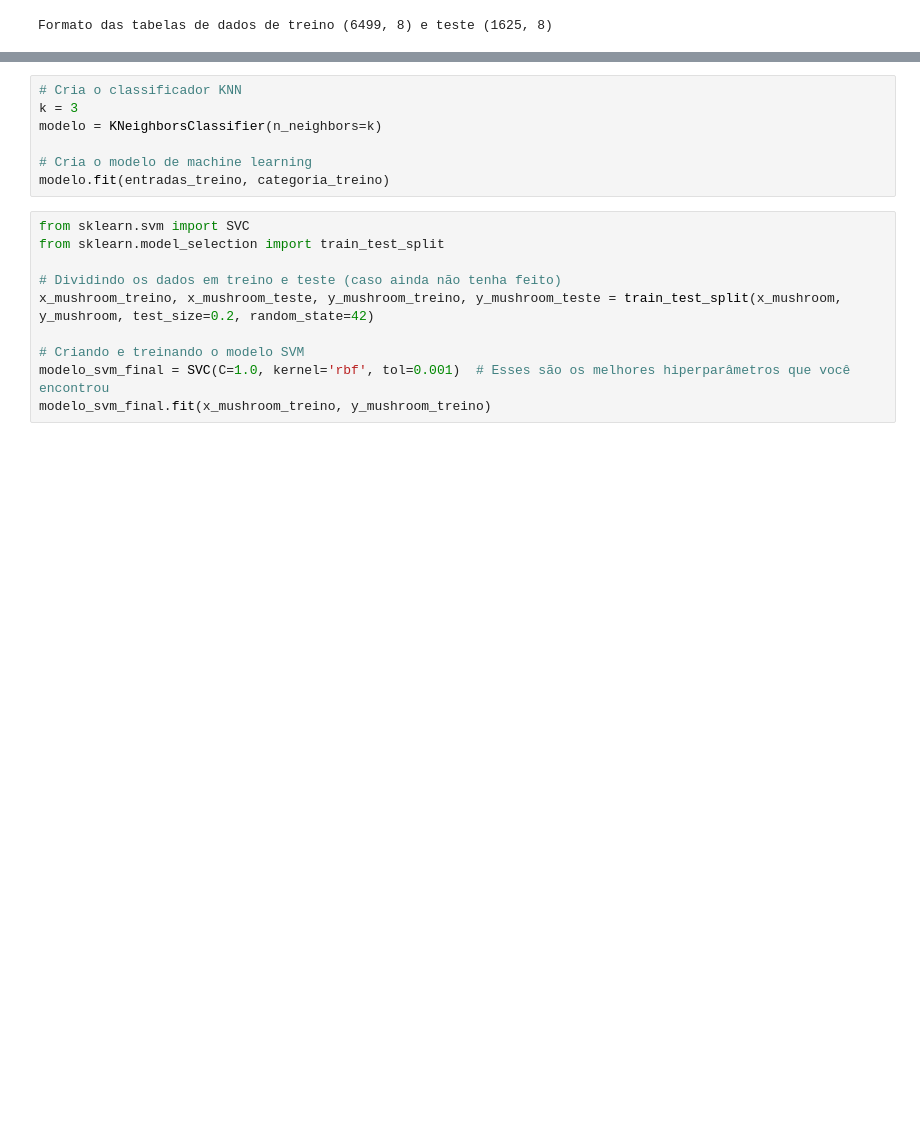
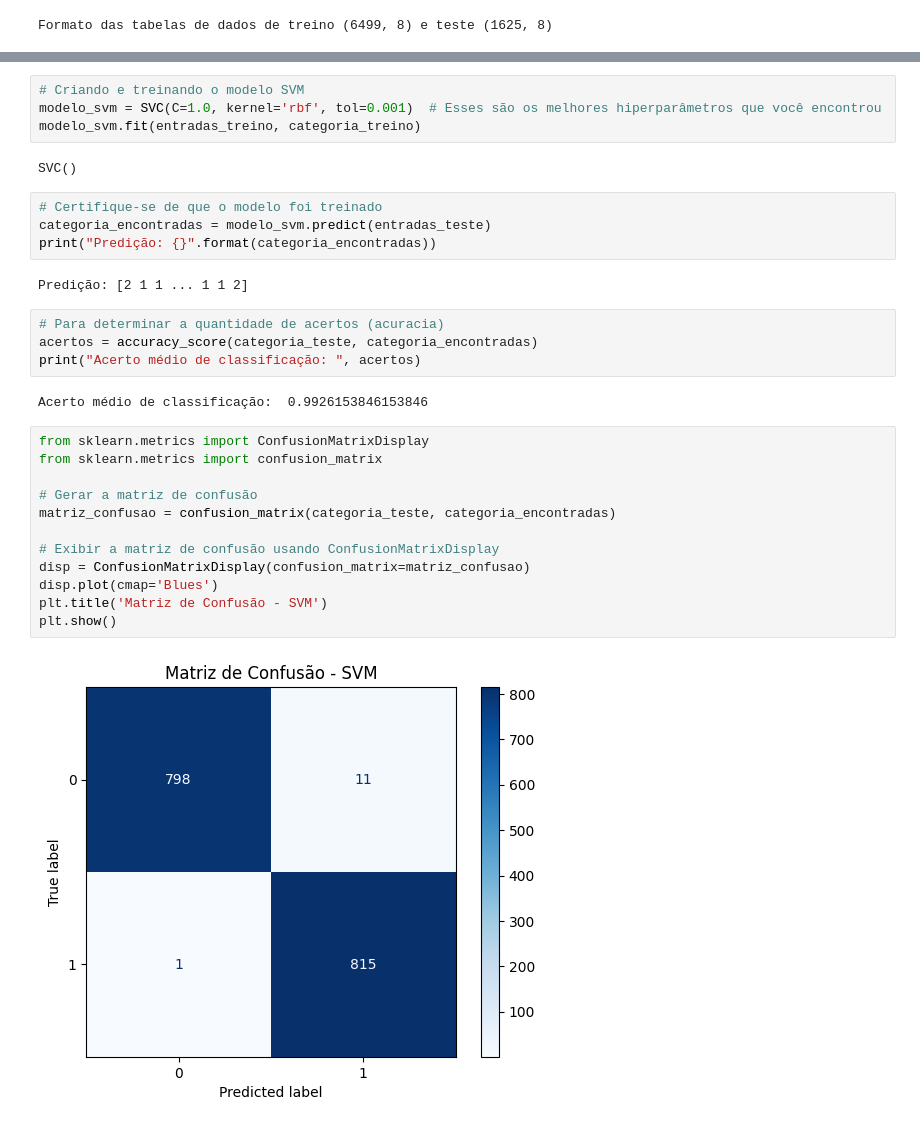
Before and after one commit to jonathan953/mushroom-detection, a Jupyter notebook: notebooks/data_preprocessing.ipynb, the cells around one changed output, grey strips where cells are left out. Saved outputs shown, nothing was run; the diff lists cells and outputs as text; blank space fills up the shorter version.

Commit message:
feat: adicionando testes ao modelo SVM treinado

```diff
--- a/notebooks/data_preprocessing.ipynb
+++ b/notebooks/data_preprocessing.ipynb
@@ -801,18 +684,33 @@ categoria_treino.head()
 Name: classe, dtype: int64
-# %%
-# Cria o classificador KNN
-k = 3
-modelo = KNeighborsClassifier(n_neighbors=k)
-
-# Cria o modelo de machine learning
-modelo.fit(entradas_treino, categoria_treino)
 # %%
-from sklearn.svm import SVC
-from sklearn.model_selection import train_test_split
-
-# Dividindo os dados em treino e teste (caso ainda não tenha feito)
-x_mushroom_treino, x_mushroom_teste, y_mushroom_treino, y_mushroom_teste = train_test_split(x_mushroom, y_mushroom, test_size=0.2, random_state=42)
-
 # Criando e treinando o modelo SVM
-modelo_svm_final = SVC(C=1.0, kernel='rbf', tol=0.001)  # Esses são os melhores hiperparâmetros que você encontrou
-modelo_svm_final.fit(x_mushroom_treino, y_mushroom_treino)
+modelo_svm = SVC(C=1.0, kernel='rbf', tol=0.001)  # Esses são os melhores hiperparâmetros que você encontrou
+modelo_svm.fit(entradas_treino, categoria_treino)
+# %% [output]
+SVC()
+# %%
+# Certifique-se de que o modelo foi treinado
+categoria_encontradas = modelo_svm.predict(entradas_teste)
+print("Predição: {}".format(categoria_encontradas))
+# %% [output]
+Predição: [2 1 1 ... 1 1 2]
+# %%
+# Para determinar a quantidade de acertos (acuracia)
+acertos = accuracy_score(categoria_teste, categoria_encontradas)
+print("Acerto médio de classificação: ", acertos)
+# %% [output]
+Acerto médio de classificação:  0.9926153846153846
+# %%
+from sklearn.metrics import ConfusionMatrixDisplay
+from sklearn.metrics import confusion_matrix
+
+# Gerar a matriz de confusão
+matriz_confusao = confusion_matrix(categoria_teste, categoria_encontradas)
+
+# Exibir a matriz de confusão usando ConfusionMatrixDisplay
+disp = ConfusionMatrixDisplay(confusion_matrix=matriz_confusao)
+disp.plot(cmap='Blues')
+plt.title('Matriz de Confusão - SVM')
+plt.show()
+# %% [output]
+[figure, added]
```
Also changed, not shown: parts of 19 cells of this notebook.
